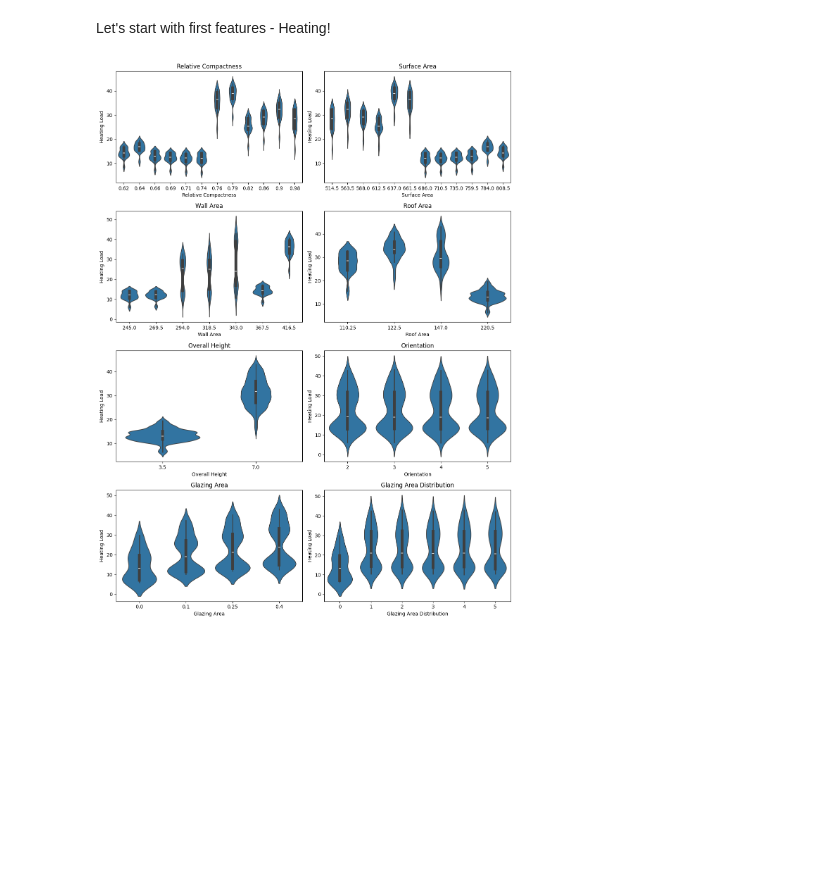
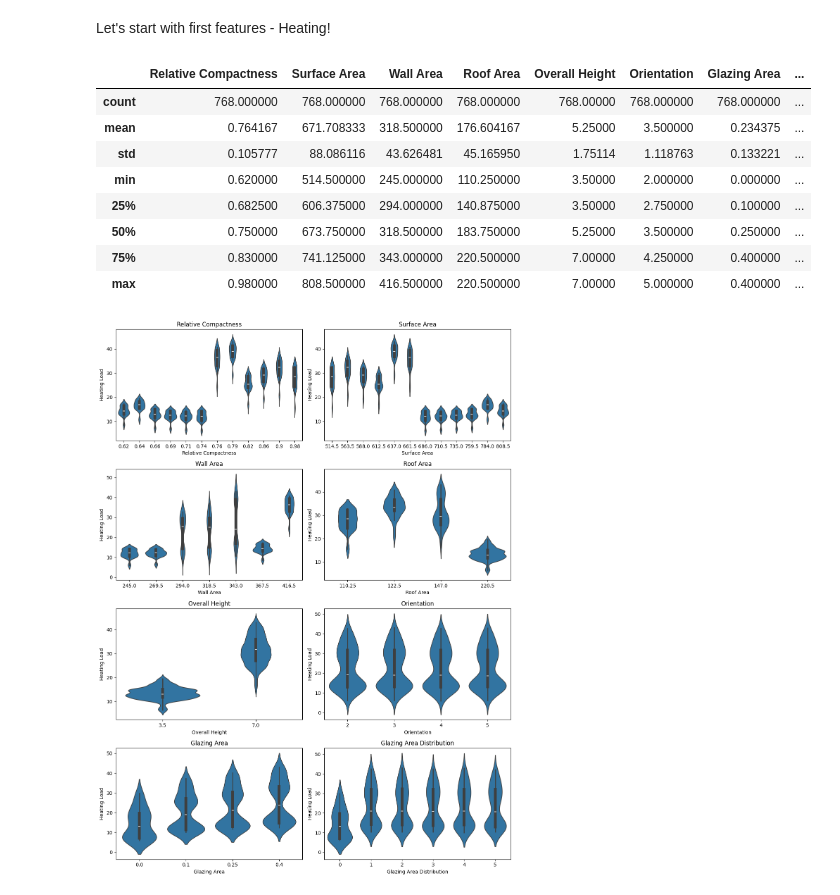
Before and after one commit to matcze/energy_efficient, a Jupyter notebook: energy_efficient.ipynb, the cells around one changed output. Cells and saved outputs as stored; diff of their text form; code cells hidden in the pictures; blank space fills up the shorter version.

```diff
--- a/energy_efficient.ipynb
+++ b/energy_efficient.ipynb
@@ -66,6 +66,18 @@ dataset_cooling
 768 rows × 9 columns
 # %% [markdown]
 Let's start with first features - Heating!
+# %%
+dataset_heating.describe()
+# %% [output]
+|  | Relative Compactness | Surface Area | Wall Area | Roof Area | Overall Height | Orientation | Glazing Area | ... |
+| count | 768.000000 | 768.000000 | 768.000000 | 768.000000 | 768.00000 | 768.000000 | 768.000000 | ... |
+| mean | 0.764167 | 671.708333 | 318.500000 | 176.604167 | 5.25000 | 3.500000 | 0.234375 | ... |
+| std | 0.105777 | 88.086116 | 43.626481 | 45.165950 | 1.75114 | 1.118763 | 0.133221 | ... |
+| min | 0.620000 | 514.500000 | 245.000000 | 110.250000 | 3.50000 | 2.000000 | 0.000000 | ... |
+| 25% | 0.682500 | 606.375000 | 294.000000 | 140.875000 | 3.50000 | 2.750000 | 0.100000 | ... |
+| 50% | 0.750000 | 673.750000 | 318.500000 | 183.750000 | 5.25000 | 3.500000 | 0.250000 | ... |
+| 75% | 0.830000 | 741.125000 | 343.000000 | 220.500000 | 7.00000 | 4.250000 | 0.400000 | ... |
+| max | 0.980000 | 808.500000 | 416.500000 | 220.500000 | 7.00000 | 5.000000 | 0.400000 | ... |
 # %%
 features  = cols[:-2]
 fig, ax = plt.subplots(4, 2, figsize=(12, 4*4))
```
Also changed, not shown: parts of 1 cell of this notebook.
